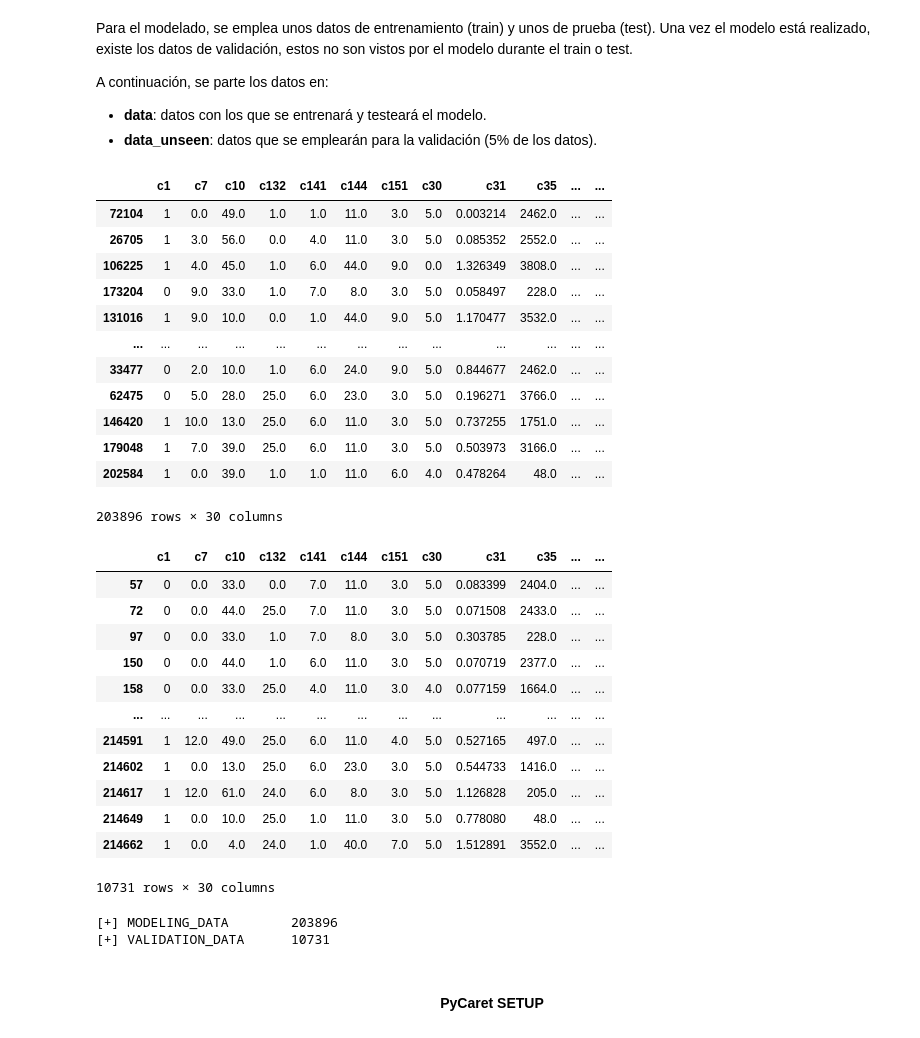
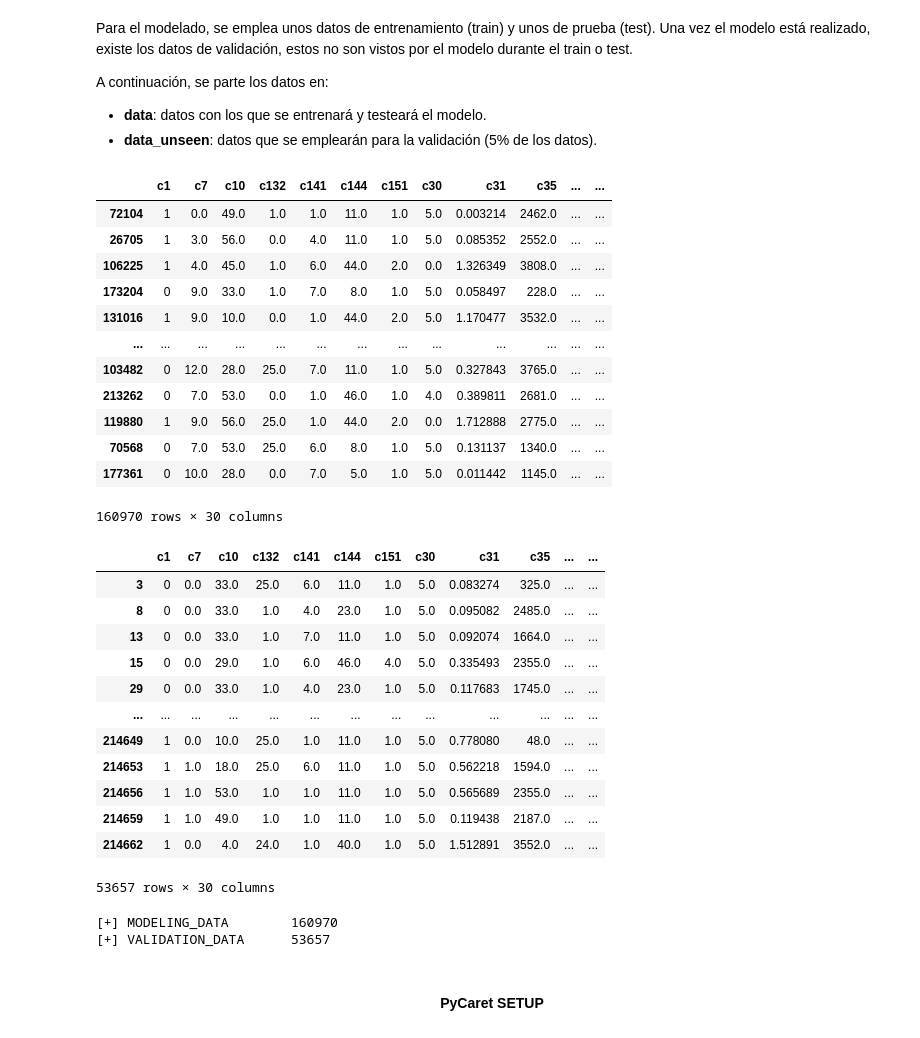
Before and after one commit to Vic-silo/TFM-EIP, a Jupyter notebook: ML-Models/PHA-crew_Jose.ipynb, the cells around one changed output. Cells and saved outputs as stored; diff of their text form; code cells hidden in the pictures.

```diff
--- a/ML-Models/PHA-crew_Jose.ipynb
+++ b/ML-Models/PHA-crew_Jose.ipynb
@@ -1182,6 +1182,9 @@ Existe tres técnicas de Data Encoding dependiendo de las carácteristicas de lo
 <br>
 
 A continuación se muestra los tipos de datos categoricos del dataset para seleccionar que tecnica emplear con cada atributo.
+# %%
+df['c65'] = df['c65'].astype(int)
+df['c151'] = df['c151'].astype(int)
 # %%
 num_cols_ncat= ['c61', 'c62', 'c31', 'c56', 'c65']
 num_cols_cat= ['c7', 'c151', 'c47', 'c10']
@@ -1327,7 +1330,7 @@ df[num_cols_ncat].describe()
 En base a la desviación estandar de determinadas columnas, que son elevadas, se realiza el normalizado de los datos y el escalado entre 0 y 1.
 # %%
 # Columnas a aplicar diferentes métodos
-std_cols = ['c61', 'c62', 'c31', 'c56']
+std_cols = ['c61', 'c62', 'c31', 'c56','c65']
 #min_max_cols = ['c20', 'c240', 'c241']
 
 # Instancia de los normalizados
@@ -1395,40 +1398,40 @@ A continuación, se parte los datos en:
 - **data_unseen**: datos que se emplearán para la validación (5% de los datos).
 # %%
 ## sample devuelve una muestra aleatoria de un eje del objeto
-data = df.sample(frac=0.95, random_state=786)
+data = df.sample(frac=0.75, random_state=786)
 data
 # %% [output]
 |  | c1 | c7 | c10 | c132 | c141 | c144 | c151 | c30 | c31 | c35 | ... | ... |
-| 72104 | 1 | 0.0 | 49.0 | 1.0 | 1.0 | 11.0 | 3.0 | 5.0 | 0.003214 | 2462.0 | ... | ... |
-| 26705 | 1 | 3.0 | 56.0 | 0.0 | 4.0 | 11.0 | 3.0 | 5.0 | 0.085352 | 2552.0 | ... | ... |
-| 106225 | 1 | 4.0 | 45.0 | 1.0 | 6.0 | 44.0 | 9.0 | 0.0 | 1.326349 | 3808.0 | ... | ... |
-| 173204 | 0 | 9.0 | 33.0 | 1.0 | 7.0 | 8.0 | 3.0 | 5.0 | 0.058497 | 228.0 | ... | ... |
-| 131016 | 1 | 9.0 | 10.0 | 0.0 | 1.0 | 44.0 | 9.0 | 5.0 | 1.170477 | 3532.0 | ... | ... |
+| 72104 | 1 | 0.0 | 49.0 | 1.0 | 1.0 | 11.0 | 1.0 | 5.0 | 0.003214 | 2462.0 | ... | ... |
+| 26705 | 1 | 3.0 | 56.0 | 0.0 | 4.0 | 11.0 | 1.0 | 5.0 | 0.085352 | 2552.0 | ... | ... |
+| 106225 | 1 | 4.0 | 45.0 | 1.0 | 6.0 | 44.0 | 2.0 | 0.0 | 1.326349 | 3808.0 | ... | ... |
+| 173204 | 0 | 9.0 | 33.0 | 1.0 | 7.0 | 8.0 | 1.0 | 5.0 | 0.058497 | 228.0 | ... | ... |
+| 131016 | 1 | 9.0 | 10.0 | 0.0 | 1.0 | 44.0 | 2.0 | 5.0 | 1.170477 | 3532.0 | ... | ... |
 | ... | ... | ... | ... | ... | ... | ... | ... | ... | ... | ... | ... | ... |
-| 33477 | 0 | 2.0 | 10.0 | 1.0 | 6.0 | 24.0 | 9.0 | 5.0 | 0.844677 | 2462.0 | ... | ... |
-| 62475 | 0 | 5.0 | 28.0 | 25.0 | 6.0 | 23.0 | 3.0 | 5.0 | 0.196271 | 3766.0 | ... | ... |
-| 146420 | 1 | 10.0 | 13.0 | 25.0 | 6.0 | 11.0 | 3.0 | 5.0 | 0.737255 | 1751.0 | ... | ... |
-| 179048 | 1 | 7.0 | 39.0 | 25.0 | 6.0 | 11.0 | 3.0 | 5.0 | 0.503973 | 3166.0 | ... | ... |
-| 202584 | 1 | 0.0 | 39.0 | 1.0 | 1.0 | 11.0 | 6.0 | 4.0 | 0.478264 | 48.0 | ... | ... |
+| 103482 | 0 | 12.0 | 28.0 | 25.0 | 7.0 | 11.0 | 1.0 | 5.0 | 0.327843 | 3765.0 | ... | ... |
+| 213262 | 0 | 7.0 | 53.0 | 0.0 | 1.0 | 46.0 | 1.0 | 4.0 | 0.389811 | 2681.0 | ... | ... |
+| 119880 | 1 | 9.0 | 56.0 | 25.0 | 1.0 | 44.0 | 2.0 | 0.0 | 1.712888 | 2775.0 | ... | ... |
+| 70568 | 0 | 7.0 | 53.0 | 25.0 | 6.0 | 8.0 | 1.0 | 5.0 | 0.131137 | 1340.0 | ... | ... |
+| 177361 | 0 | 10.0 | 28.0 | 0.0 | 7.0 | 5.0 | 1.0 | 5.0 | 0.011442 | 1145.0 | ... | ... |
-203896 rows × 30 columns
+160970 rows × 30 columns
 # %%
 # eliminamos del conjunto de datos original estos datos aleatorios para la validación
 data_unseen = df.drop(data.index)
 data_unseen
 # %% [output]
 |  | c1 | c7 | c10 | c132 | c141 | c144 | c151 | c30 | c31 | c35 | ... | ... |
-| 57 | 0 | 0.0 | 33.0 | 0.0 | 7.0 | 11.0 | 3.0 | 5.0 | 0.083399 | 2404.0 | ... | ... |
-| 72 | 0 | 0.0 | 44.0 | 25.0 | 7.0 | 11.0 | 3.0 | 5.0 | 0.071508 | 2433.0 | ... | ... |
-| 97 | 0 | 0.0 | 33.0 | 1.0 | 7.0 | 8.0 | 3.0 | 5.0 | 0.303785 | 228.0 | ... | ... |
-| 150 | 0 | 0.0 | 44.0 | 1.0 | 6.0 | 11.0 | 3.0 | 5.0 | 0.070719 | 2377.0 | ... | ... |
-| 158 | 0 | 0.0 | 33.0 | 25.0 | 4.0 | 11.0 | 3.0 | 4.0 | 0.077159 | 1664.0 | ... | ... |
+| 3 | 0 | 0.0 | 33.0 | 25.0 | 6.0 | 11.0 | 1.0 | 5.0 | 0.083274 | 325.0 | ... | ... |
+| 8 | 0 | 0.0 | 33.0 | 1.0 | 4.0 | 23.0 | 1.0 | 5.0 | 0.095082 | 2485.0 | ... | ... |
+| 13 | 0 | 0.0 | 33.0 | 1.0 | 7.0 | 11.0 | 1.0 | 5.0 | 0.092074 | 1664.0 | ... | ... |
+| 15 | 0 | 0.0 | 29.0 | 1.0 | 6.0 | 46.0 | 4.0 | 5.0 | 0.335493 | 2355.0 | ... | ... |
+| 29 | 0 | 0.0 | 33.0 | 1.0 | 4.0 | 23.0 | 1.0 | 5.0 | 0.117683 | 1745.0 | ... | ... |
 | ... | ... | ... | ... | ... | ... | ... | ... | ... | ... | ... | ... | ... |
-| 214591 | 1 | 12.0 | 49.0 | 25.0 | 6.0 | 11.0 | 4.0 | 5.0 | 0.527165 | 497.0 | ... | ... |
-| 214602 | 1 | 0.0 | 13.0 | 25.0 | 6.0 | 23.0 | 3.0 | 5.0 | 0.544733 | 1416.0 | ... | ... |
-| 214617 | 1 | 12.0 | 61.0 | 24.0 | 6.0 | 8.0 | 3.0 | 5.0 | 1.126828 | 205.0 | ... | ... |
-| 214649 | 1 | 0.0 | 10.0 | 25.0 | 1.0 | 11.0 | 3.0 | 5.0 | 0.778080 | 48.0 | ... | ... |
-| 214662 | 1 | 0.0 | 4.0 | 24.0 | 1.0 | 40.0 | 7.0 | 5.0 | 1.512891 | 3552.0 | ... | ... |
+| 214649 | 1 | 0.0 | 10.0 | 25.0 | 1.0 | 11.0 | 1.0 | 5.0 | 0.778080 | 48.0 | ... | ... |
+| 214653 | 1 | 1.0 | 18.0 | 25.0 | 6.0 | 11.0 | 1.0 | 5.0 | 0.562218 | 1594.0 | ... | ... |
+| 214656 | 1 | 1.0 | 53.0 | 1.0 | 1.0 | 11.0 | 1.0 | 5.0 | 0.565689 | 2355.0 | ... | ... |
+| 214659 | 1 | 1.0 | 49.0 | 1.0 | 1.0 | 11.0 | 1.0 | 5.0 | 0.119438 | 2187.0 | ... | ... |
+| 214662 | 1 | 0.0 | 4.0 | 24.0 | 1.0 | 40.0 | 1.0 | 5.0 | 1.512891 | 3552.0 | ... | ... |
-10731 rows × 30 columns
+53657 rows × 30 columns
 # %%
 ## restablecemos el índice de ambos conjuntos de datos
 data.reset_index(inplace=True, drop=True)
@@ -1436,8 +1439,8 @@ data_unseen.reset_index(inplace=True, drop=True)
 print('[+] MODELING_DATA\t', len(data))
 print('[+] VALIDATION_DATA\t',  len(data_unseen))
 # %% [output]
-[+] MODELING_DATA        203896
-[+] VALIDATION_DATA      10731
+[+] MODELING_DATA        160970
+[+] VALIDATION_DATA      53657
 # %% [markdown]
 <h3><div style="font-size:14px; text-align:center"><b>PyCaret SETUP</b></div></h3>
 # %% [markdown]
```
Also changed, not shown: parts of 20 cells of this notebook, 5 other files.
